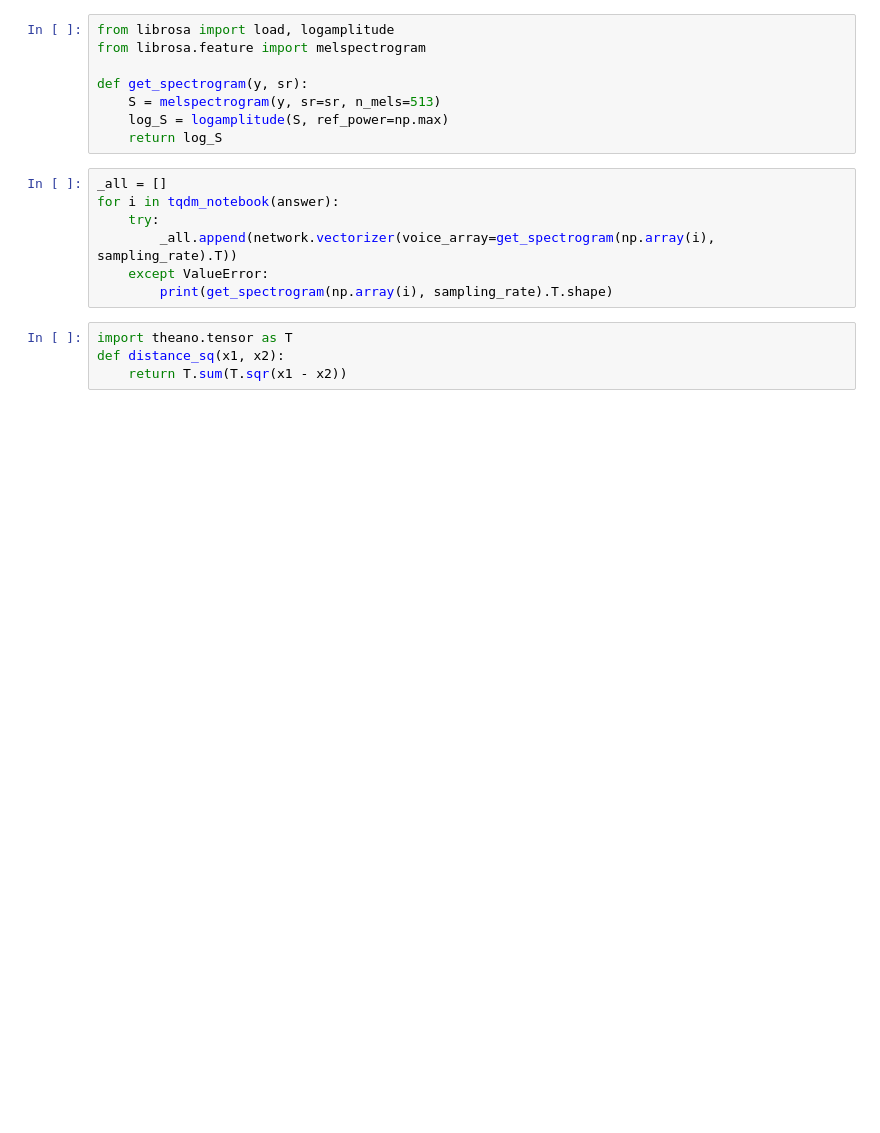
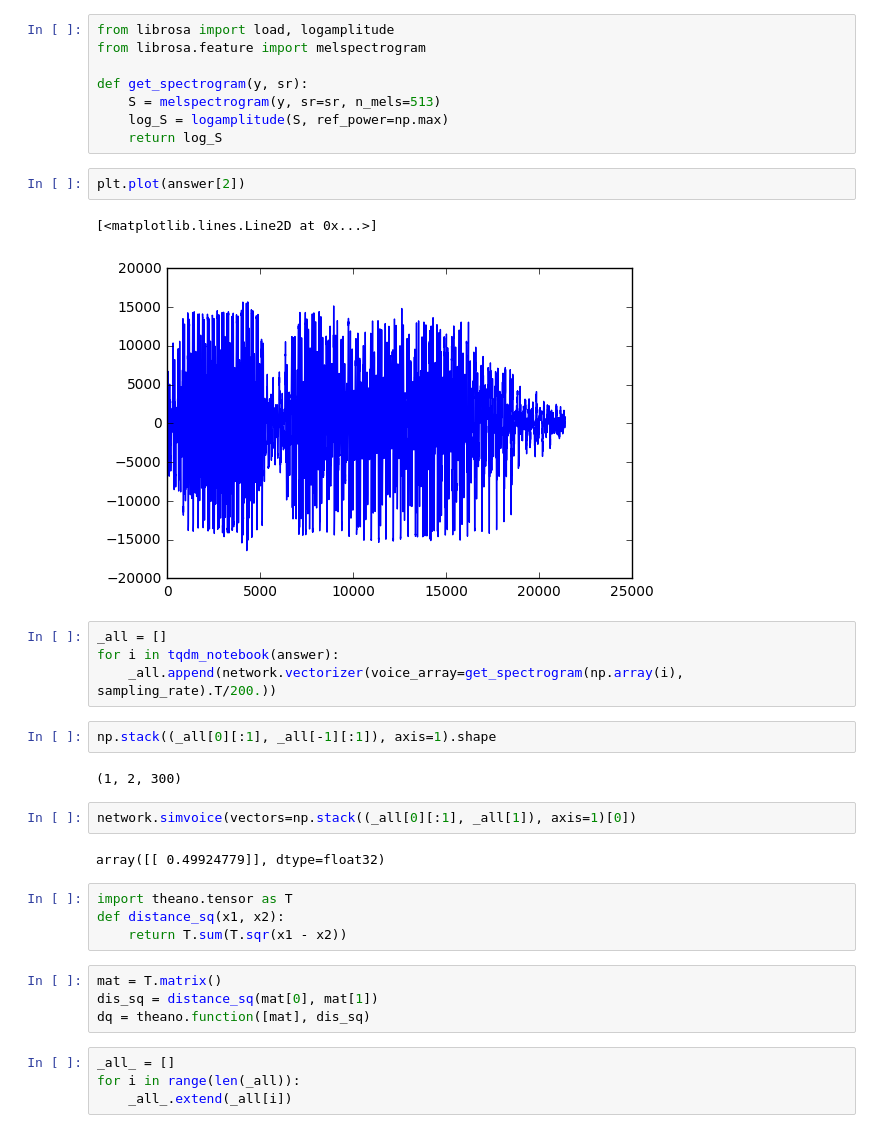
Before and after one commit to voice2vec/voicetools, a Jupyter notebook: workbanches/clear/example.ipynb, the cells around one changed output. Saved outputs shown, nothing was run; the diff lists cells and outputs as text; blank space fills up the shorter version.

```diff
--- a/workbanches/clear/example.ipynb
+++ b/workbanches/clear/example.ipynb
@@ -67,14 +70,32 @@ def get_spectrogram(y, sr):
     S = melspectrogram(y, sr=sr, n_mels=513)
     log_S = logamplitude(S, ref_power=np.max)
     return log_S
+# %%
+plt.plot(answer[2])
+# %% [output]
+[<matplotlib.lines.Line2D at 0x...>]
+[figure, added]
 # %%
 _all = []
 for i in tqdm_notebook(answer):
-    try:
-        _all.append(network.vectorizer(voice_array=get_spectrogram(np.array(i), sampling_rate).T))
-    except ValueError:
-        print(get_spectrogram(np.array(i), sampling_rate).T.shape)
+    _all.append(network.vectorizer(voice_array=get_spectrogram(np.array(i), sampling_rate).T/200.))
+# %%
+np.stack((_all[0][:1], _all[-1][:1]), axis=1).shape
+# %% [output]
+(1, 2, 300)
+# %%
+network.simvoice(vectors=np.stack((_all[0][:1], _all[1]), axis=1)[0])
+# %% [output]
+array([[ 0.49924779]], dtype=float32)
 # %%
 import theano.tensor as T
 def distance_sq(x1, x2):
     return T.sum(T.sqr(x1 - x2))
+# %%
+mat = T.matrix()
+dis_sq = distance_sq(mat[0], mat[1])
+dq = theano.function([mat], dis_sq)
+# %%
+_all_ = []
+for i in range(len(_all)):
+    _all_.extend(_all[i])
```
Also changed, not shown: parts of 14 cells of this notebook, 9 other files.
